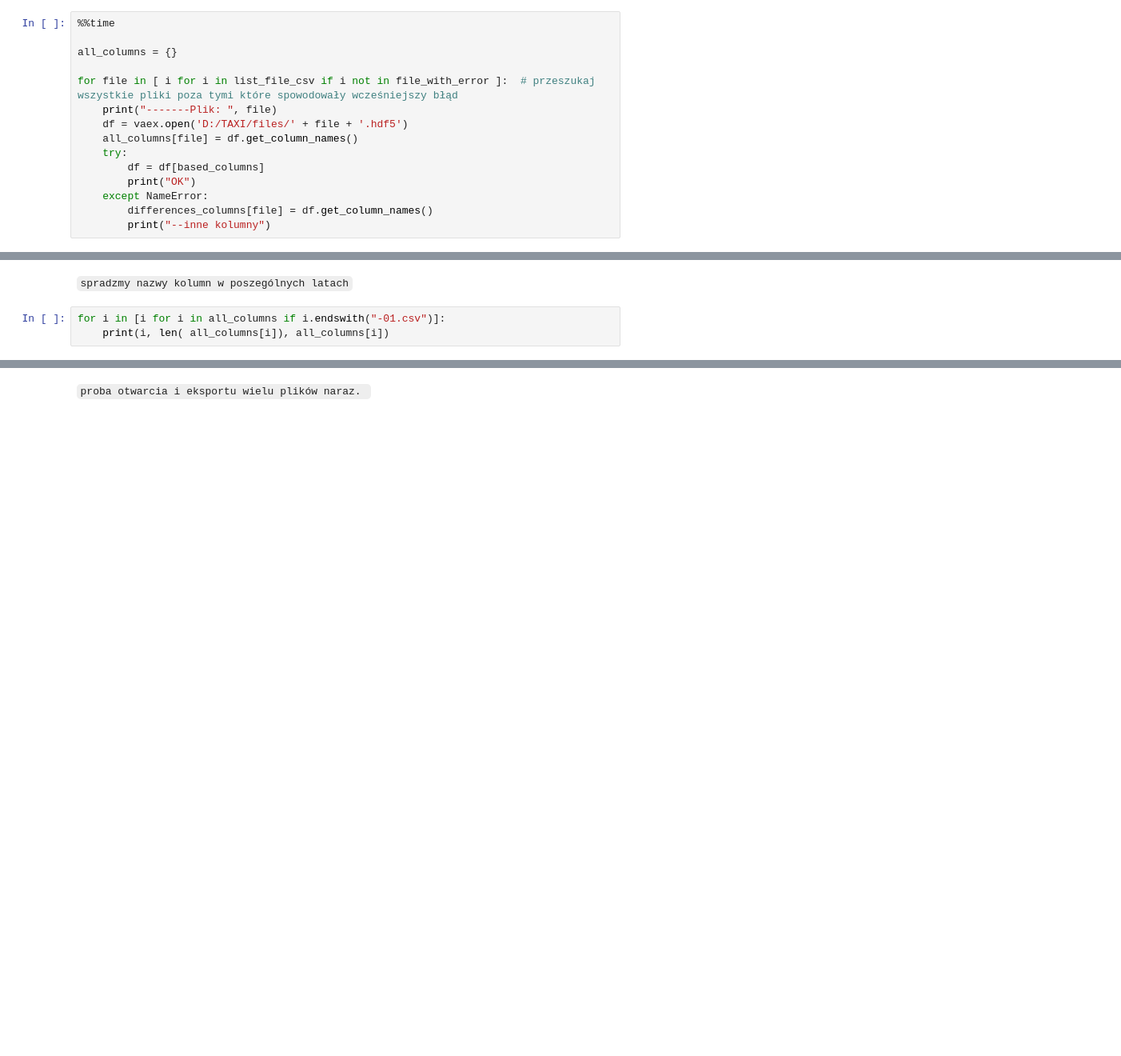
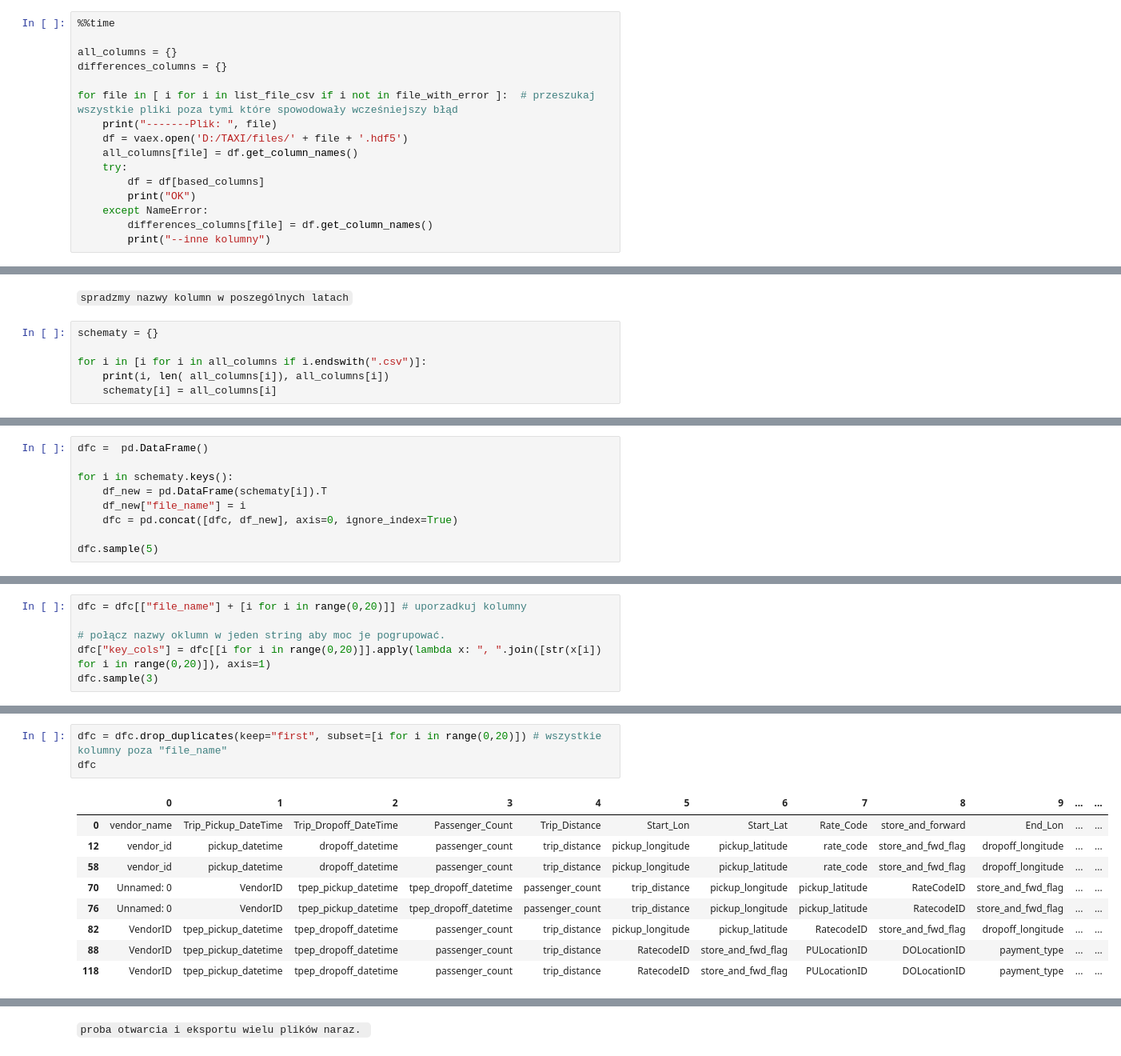
Before and after one commit to ciepielajan/N.-Y.-CityCabs-data-2009-2015, a Jupyter notebook: vaex.ipynb, the cells around one changed output, grey strips where cells are left out. Shown at 80% size. Saved outputs shown, nothing was run; the diff lists cells and outputs as text; blank space fills up the shorter version.

```diff
--- a/vaex.ipynb
+++ b/vaex.ipynb
@@ -113,6 +114,7 @@ Wall time: 21 ms
 %%time
 
 all_columns = {}
+differences_columns = {}
 
 for file in [ i for i in list_file_csv if i not in file_with_error ]:  # przeszukaj wszystkie pliki poza tymi które spowodowały wcześniejszy błąd
     print("-------Plik: ", file)
@@ -145,7 +147,10 @@ Wall time: 2.5 s
 # %% [markdown]
 `spradzmy nazwy kolumn w poszególnych latach`
 # %%
-for i in [i for i in all_columns if i.endswith("-01.csv")]:
+schematy = {}
+
+for i in [i for i in all_columns if i.endswith(".csv")]:
     print(i, len( all_columns[i]), all_columns[i])
+    schematy[i] = all_columns[i]
 # %% [output]
 yellow_tripdata_2009-01.csv 18 ['vendor_name', 'Trip_Pickup_DateTime', 'Trip_Dropoff_DateTime', 'Passenger_Count', 'Trip_Distance', 'Start_Lon', 'Start_Lat', 'Rate_Code', 'store_and_forward', 'End_Lon ...
@@ -162,0 +198,9 @@ yellow_tripdata_2020-01.csv 18 ['VendorID', 'tpep_pickup_datetime', 'tpep_dropof
+# %%
+dfc =  pd.DataFrame()
+
+for i in schematy.keys():
+    df_new = pd.DataFrame(schematy[i]).T
+    df_new["file_name"] = i
+    dfc = pd.concat([dfc, df_new], axis=0, ignore_index=True)
+
+dfc.sample(5)
@@ -162,0 +215,6 @@ yellow_tripdata_2020-01.csv 18 ['VendorID', 'tpep_pickup_datetime', 'tpep_dropof
+# %%
+dfc = dfc[["file_name"] + [i for i in range(0,20)]] # uporzadkuj kolumny
+
+# połącz nazwy oklumn w jeden string aby moc je pogrupować.
+dfc["key_cols"] = dfc[[i for i in range(0,20)]].apply(lambda x: ", ".join([str(x[i]) for i in range(0,20)]), axis=1)
+dfc.sample(3)
@@ -162,0 +363,13 @@ yellow_tripdata_2020-01.csv 18 ['VendorID', 'tpep_pickup_datetime', 'tpep_dropof
+# %%
+dfc = dfc.drop_duplicates(keep="first", subset=[i for i in range(0,20)]) # wszystkie kolumny poza "file_name"
+dfc
+# %% [output]
+|  | 0 | 1 | 2 | 3 | 4 | 5 | 6 | 7 | 8 | 9 | ... | ... |
+| 0 | vendor_name | Trip_Pickup_DateTime | Trip_Dropoff_DateTime | Passenger_Count | Trip_Distance | Start_Lon | Start_Lat | Rate_Code | store_and_forward | End_Lon | ... | ... |
+| 12 | vendor_id | pickup_datetime | dropoff_datetime | passenger_count | trip_distance | pickup_longitude | pickup_latitude | rate_code | store_and_fwd_flag | dropoff_longitude | ... | ... |
+| 58 | vendor_id | pickup_datetime | dropoff_datetime | passenger_count | trip_distance | pickup_longitude | pickup_latitude | rate_code | store_and_fwd_flag | dropoff_longitude | ... | ... |
+| 70 | Unnamed: 0 | VendorID | tpep_pickup_datetime | tpep_dropoff_datetime | passenger_count | trip_distance | pickup_longitude | pickup_latitude | RateCodeID | store_and_fwd_flag | ... | ... |
+| 76 | Unnamed: 0 | VendorID | tpep_pickup_datetime | tpep_dropoff_datetime | passenger_count | trip_distance | pickup_longitude | pickup_latitude | RatecodeID | store_and_fwd_flag | ... | ... |
+| 82 | VendorID | tpep_pickup_datetime | tpep_dropoff_datetime | passenger_count | trip_distance | pickup_longitude | pickup_latitude | RatecodeID | store_and_fwd_flag | dropoff_longitude | ... | ... |
+| 88 | VendorID | tpep_pickup_datetime | tpep_dropoff_datetime | passenger_count | trip_distance | RatecodeID | store_and_fwd_flag | PULocationID | DOLocationID | payment_type | ... | ... |
+| 118 | VendorID | tpep_pickup_datetime | tpep_dropoff_datetime | passenger_count | trip_distance | RatecodeID | store_and_fwd_flag | PULocationID | DOLocationID | payment_type | ... | ... |
```
Also changed, not shown: parts of 21 cells of this notebook.
